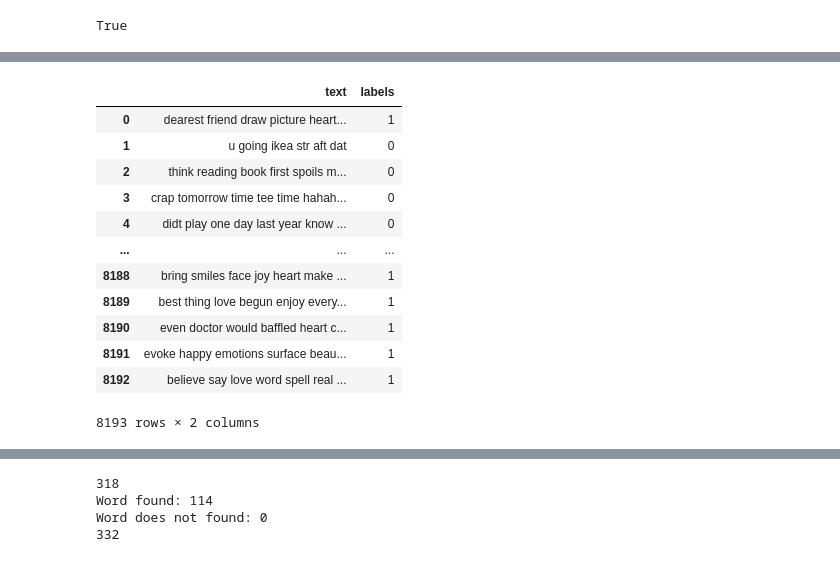
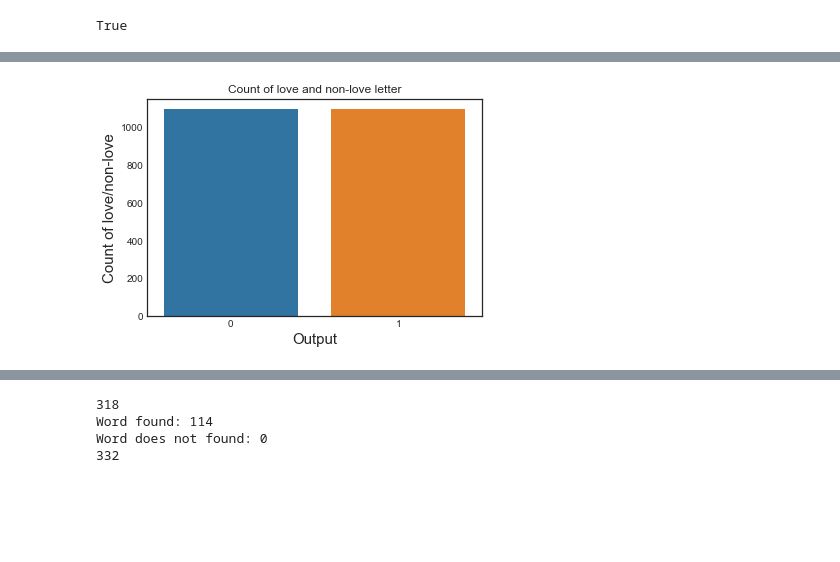
Before and after one commit to ImaPatrick/Machine-Learning-Assignment, a Jupyter notebook: love.ipynb, the cells around one changed output, grey strips where cells are left out. Cells and saved outputs as stored; diff of their text form; code cells hidden in the pictures; blank space fills up the shorter version.

```diff
--- a/love.ipynb
+++ b/love.ipynb
@@ -38,3 +68,13 @@ df_nonlove = df_nonlove.sample(frac=1).reset_index(drop=True)
+# %%
+#showing amount of data after undersampling
+ax=sns.countplot(x="labels", data=df_love)
+
+#Setting labels and font size
+ax.set(xlabel='Output', ylabel='Count of love/non-love',title='Count of love and non-love letter')
+ax.xaxis.get_label().set_fontsize(15)
+ax.yaxis.get_label().set_fontsize(15)
+# %% [output]
+[figure, added]
 # %%
 clean_letter=df_love.copy()
 # %%
@@ -50,22 +91,8 @@ def review_cleaning(text):
     text = re.sub('\w*\d\w*', '', text)
     return text
 # %%
+#removing stop words
 clean_letter['text'] = clean_letter['text'].apply(lambda x:review_cleaning(x))
 stop = stopwords.words('english')
 clean_letter['text'] = clean_letter['text'].apply(lambda x: ' '.join([word for word in x.split() if word not in (stop)]))
-clean_letter
-# %% [output]
-|  | text | labels |
-| 0 | dearest friend draw picture heart... | 1 |
-| 1 | u going ikea str aft dat | 0 |
-| 2 | think reading book first spoils m... | 0 |
-| 3 | crap tomorrow time tee time hahah... | 0 |
-| 4 | didt play one day last year know ... | 0 |
-| ... | ... | ... |
-| 8188 | bring smiles face joy heart make ... | 1 |
-| 8189 | best thing love begun enjoy every... | 1 |
-| 8190 | even doctor would baffled heart c... | 1 |
-| 8191 | evoke happy emotions surface beau... | 1 |
-| 8192 | believe say love word spell real ... | 1 |
-8193 rows × 2 columns
 # %%
```
Also changed, not shown: parts of 13 cells of this notebook.
